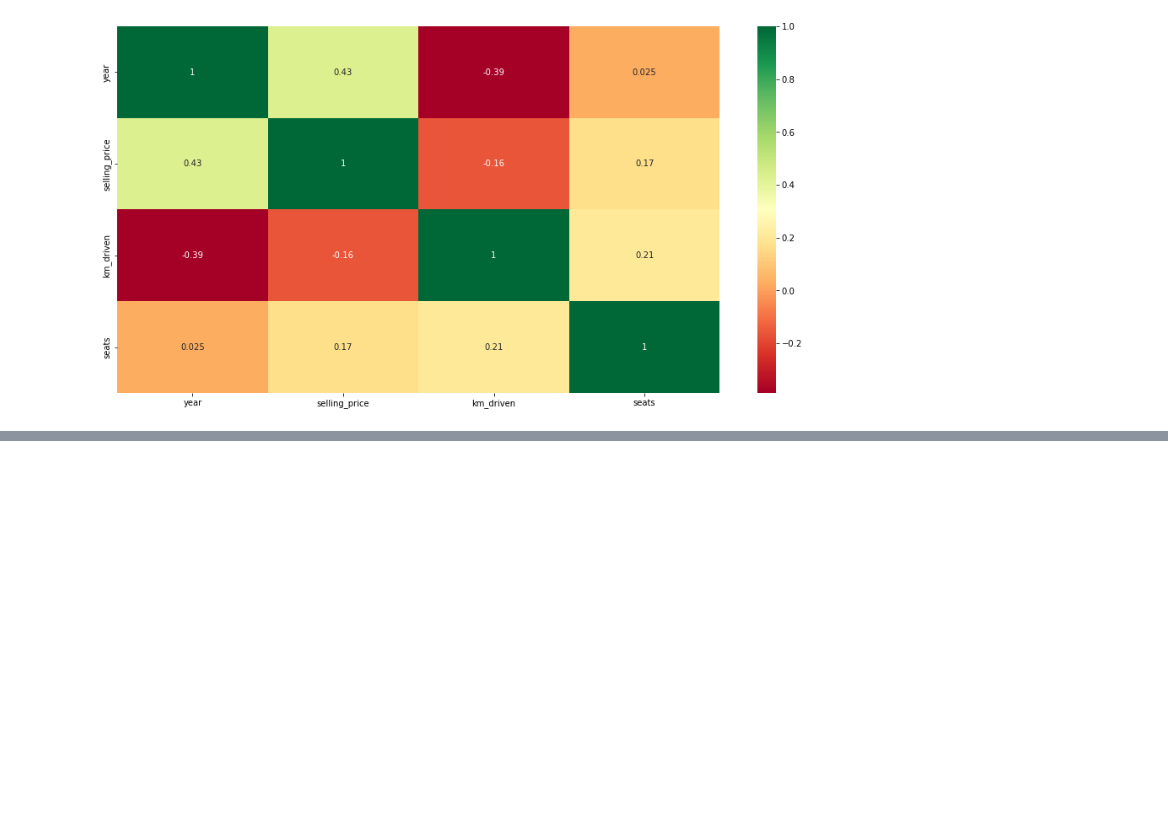
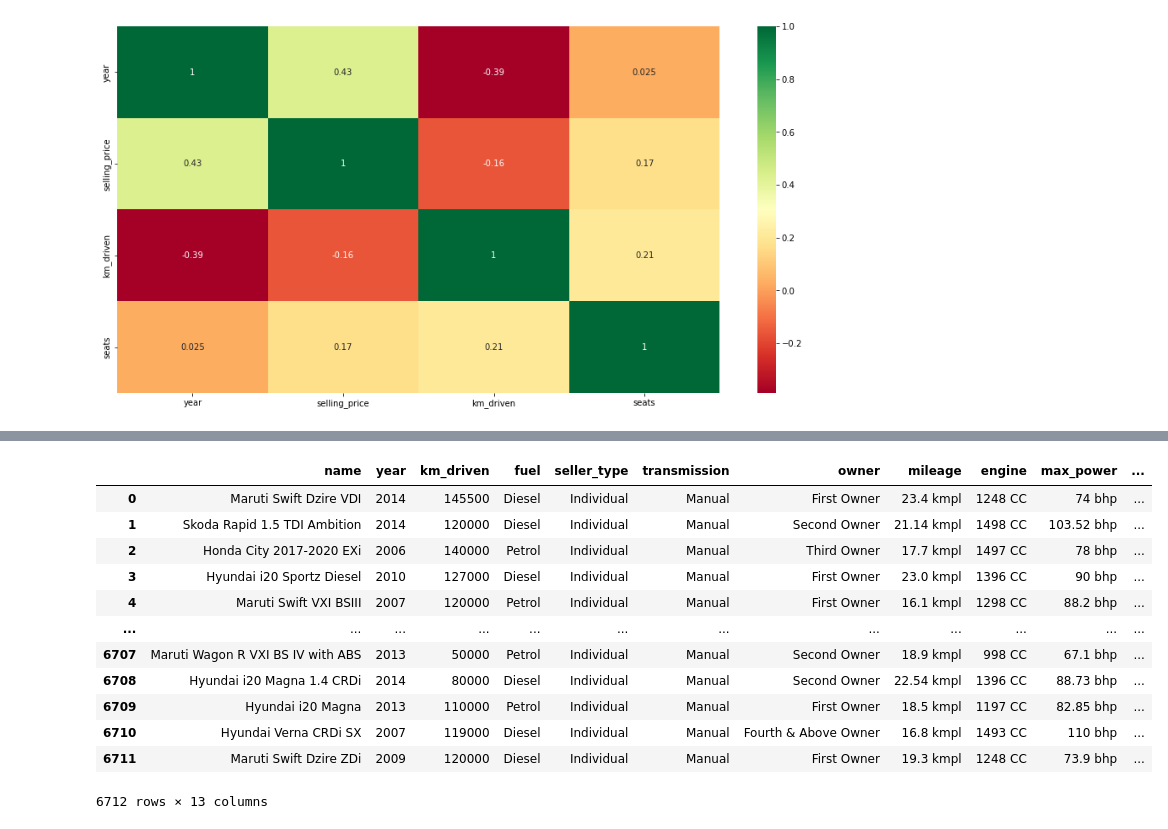
Before and after one commit to Sialsanwal/Data-Science, a Jupyter notebook: Machine learning Model/Regression Model/Project 1/Car Price Pre-Processing.ipynb, the cells around one changed output, grey strips where cells are left out. Saved outputs shown, nothing was run; the diff lists cells and outputs as text; code cells hidden in the pictures; blank space fills up the shorter version.

```diff
--- a/Machine learning Model/Regression Model/Project 1/Car Price Pre-Processing.ipynb
+++ b/Machine learning Model/Regression Model/Project 1/Car Price Pre-Processing.ipynb
@@ -186,0 +199,19 @@ plt.show()
+# %%
+X = df.drop(columns = ["selling_price"])
+y = df["selling_price"]
+# %%
+X
+# %% [output]
+|  | name | year | km_driven | fuel | seller_type | transmission | owner | mileage | engine | max_power | ... |
+| 0 | Maruti Swift Dzire VDI | 2014 | 145500 | Diesel | Individual | Manual | First Owner | 23.4 kmpl | 1248 CC | 74 bhp | ... |
+| 1 | Skoda Rapid 1.5 TDI Ambition | 2014 | 120000 | Diesel | Individual | Manual | Second Owner | 21.14 kmpl | 1498 CC | 103.52 bhp | ... |
+| 2 | Honda City 2017-2020 EXi | 2006 | 140000 | Petrol | Individual | Manual | Third Owner | 17.7 kmpl | 1497 CC | 78 bhp | ... |
+| 3 | Hyundai i20 Sportz Diesel | 2010 | 127000 | Diesel | Individual | Manual | First Owner | 23.0 kmpl | 1396 CC | 90 bhp | ... |
+| 4 | Maruti Swift VXI BSIII | 2007 | 120000 | Petrol | Individual | Manual | First Owner | 16.1 kmpl | 1298 CC | 88.2 bhp | ... |
+| ... | ... | ... | ... | ... | ... | ... | ... | ... | ... | ... | ... |
+| 6707 | Maruti Wagon R VXI BS IV with ABS | 2013 | 50000 | Petrol | Individual | Manual | Second Owner | 18.9 kmpl | 998 CC | 67.1 bhp | ... |
+| 6708 | Hyundai i20 Magna 1.4 CRDi | 2014 | 80000 | Diesel | Individual | Manual | Second Owner | 22.54 kmpl | 1396 CC | 88.73 bhp | ... |
+| 6709 | Hyundai i20 Magna | 2013 | 110000 | Petrol | Individual | Manual | First Owner | 18.5 kmpl | 1197 CC | 82.85 bhp | ... |
+| 6710 | Hyundai Verna CRDi SX | 2007 | 119000 | Diesel | Individual | Manual | Fourth & Above Owner | 16.8 kmpl | 1493 CC | 110 bhp | ... |
+| 6711 | Maruti Swift Dzire ZDi | 2009 | 120000 | Diesel | Individual | Manual | First Owner | 19.3 kmpl | 1248 CC | 73.9 bhp | ... |
+6712 rows × 13 columns
```
Also changed, not shown: parts of 4 cells of this notebook, 1 other file.
